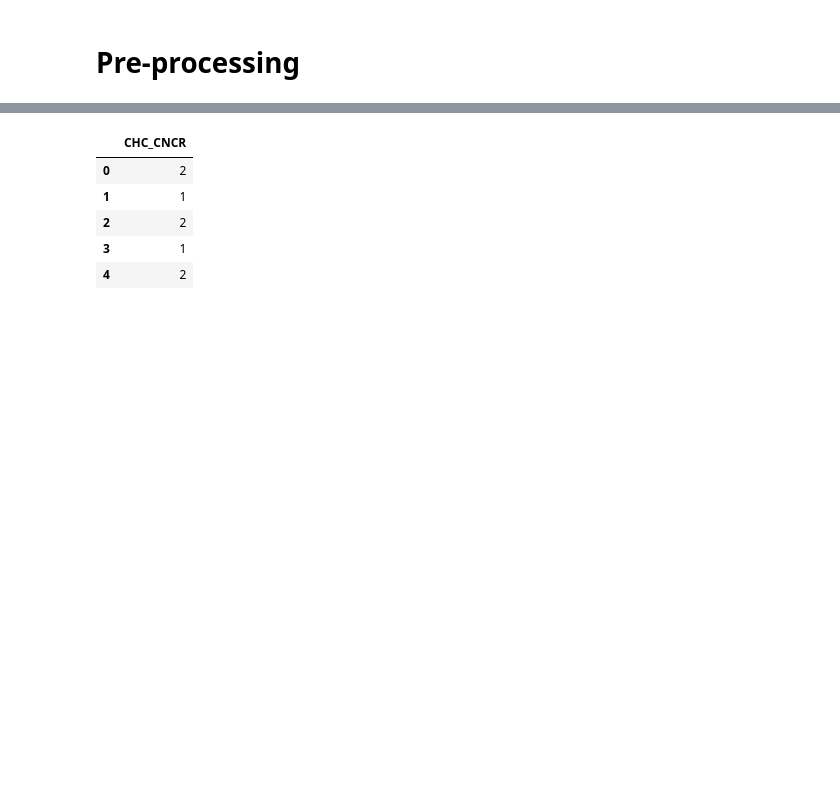
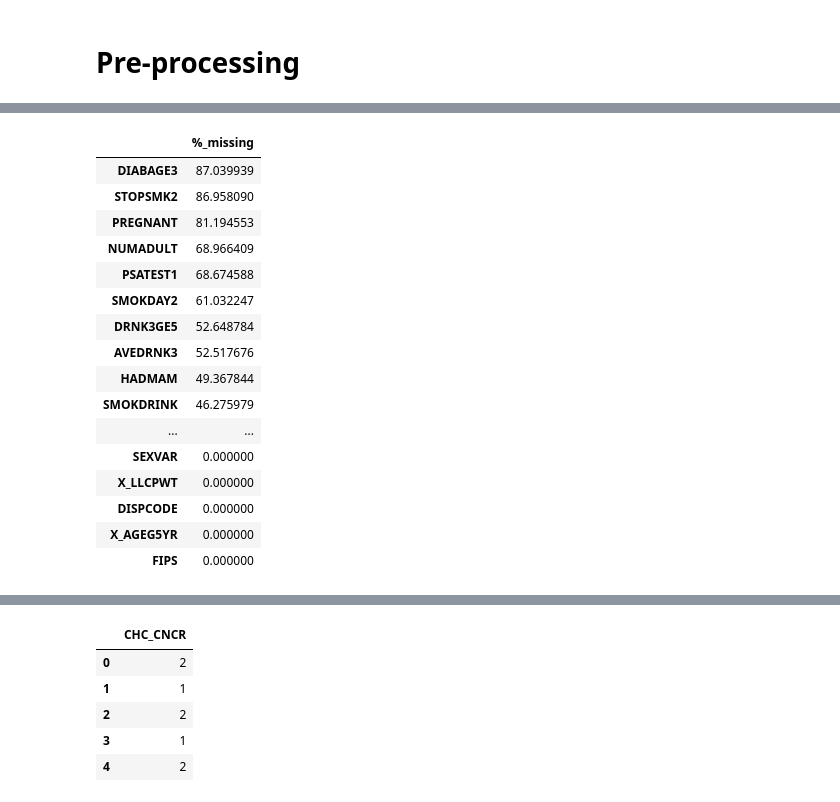
Before and after one commit to dave-mainag/Predictive-Modeling-for-Cancer-Screening, a Jupyter notebook: Notebook.ipynb, the cells around one changed output, grey strips where cells are left out. Cells and saved outputs as stored; diff of their text form; code cells hidden in the pictures; blank space fills up the shorter version.

```diff
--- a/Notebook.ipynb
+++ b/Notebook.ipynb
@@ -85,3 +112,30 @@ df[df['%_missing'] > 0.01].plot(kind='bar');
+# %%
+#Check percentage of missing values in each columns
+missing_percentage = {col:(data[col].isna().sum()/len(data[col]))*100 for col in data.columns}
+# Create DataFrame from the first dictionary
+df = pd.DataFrame([missing_percentage]).T
+df.columns = ['%_missing']
+
+df = df.sort_values(by= '%_missing', ascending= False)
+df
+# %% [output]
+|  | %_missing |
+| DIABAGE3 | 87.039939 |
+| STOPSMK2 | 86.958090 |
+| PREGNANT | 81.194553 |
+| NUMADULT | 68.966409 |
+| PSATEST1 | 68.674588 |
+| SMOKDAY2 | 61.032247 |
+| DRNK3GE5 | 52.648784 |
+| AVEDRNK3 | 52.517676 |
+| HADMAM | 49.367844 |
+| SMOKDRINK | 46.275979 |
+| ... | ... |
+| SEXVAR | 0.000000 |
+| X_LLCPWT | 0.000000 |
+| DISPCODE | 0.000000 |
+| X_AGEG5YR | 0.000000 |
+| FIPS | 0.000000 |
 # %%
 # Drop columns with high missing values
 drop_columns = ['DIABAGE3', 'STOPSMK2', 'PREGNANT', 'NUMADULT', 'PSATEST1', 'SMOKDAY2',
```
Also changed, not shown: parts of 26 cells of this notebook.
